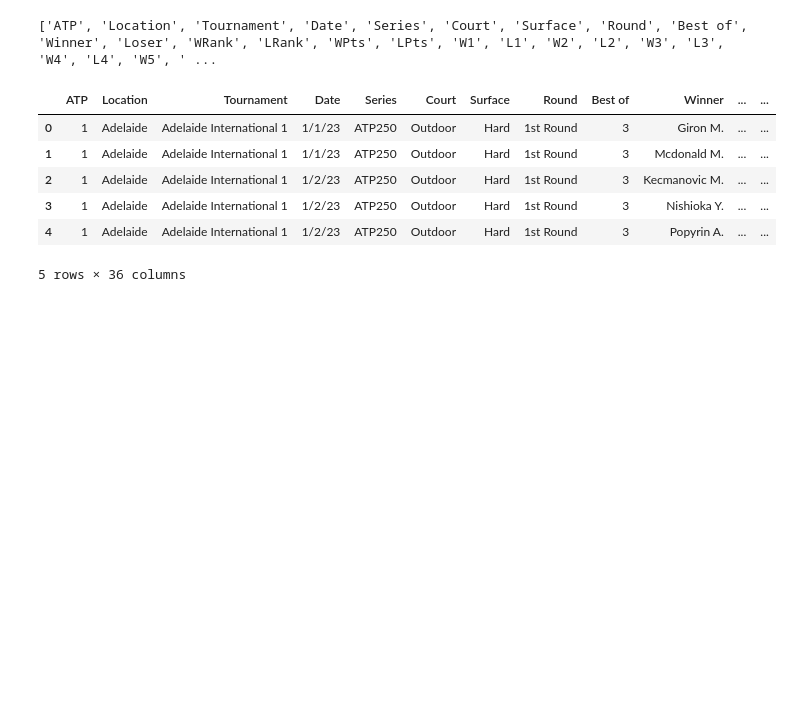
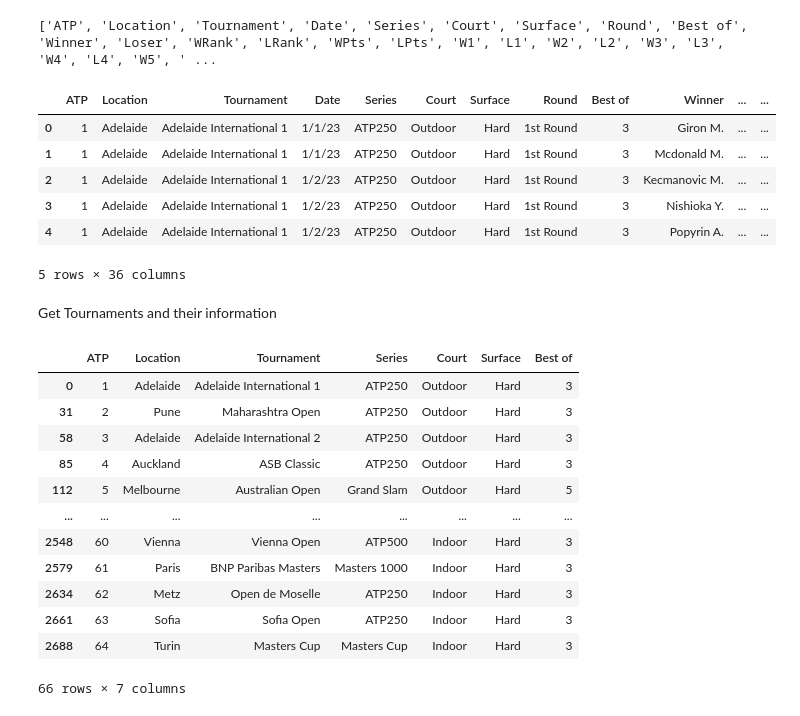
Before and after one commit to nick-benelli/Tennis-Data-Pipeline, a Jupyter notebook: notebooks/data-linking/timl-uk-link-att1.ipynb, the cells around one changed output. Cells and saved outputs as stored; diff of their text form; code cells hidden in the pictures; blank space fills up the shorter version.

```diff
--- a/notebooks/data-linking/timl-uk-link-att1.ipynb
+++ b/notebooks/data-linking/timl-uk-link-att1.ipynb
@@ -30,3 +43,21 @@ df_uk.head()
 | 3 | 1 | Adelaide | Adelaide International 1 | 1/2/23 | ATP250 | Outdoor | Hard | 1st Round | 3 | Nishioka Y. | ... | ... |
 | 4 | 1 | Adelaide | Adelaide International 1 | 1/2/23 | ATP250 | Outdoor | Hard | 1st Round | 3 | Popyrin A. | ... | ... |
 5 rows × 36 columns
+# %% [markdown]
+Get Tournaments and their information
+# %%
+df_uk[["ATP", "Location", "Tournament", "Series", "Court", "Surface", "Best of"]].drop_duplicates(keep="first")
+# %% [output]
+|  | ATP | Location | Tournament | Series | Court | Surface | Best of |
+| 0 | 1 | Adelaide | Adelaide International 1 | ATP250 | Outdoor | Hard | 3 |
+| 31 | 2 | Pune | Maharashtra Open | ATP250 | Outdoor | Hard | 3 |
+| 58 | 3 | Adelaide | Adelaide International 2 | ATP250 | Outdoor | Hard | 3 |
+| 85 | 4 | Auckland | ASB Classic | ATP250 | Outdoor | Hard | 3 |
+| 112 | 5 | Melbourne | Australian Open | Grand Slam | Outdoor | Hard | 5 |
+| ... | ... | ... | ... | ... | ... | ... | ... |
+| 2548 | 60 | Vienna | Vienna Open | ATP500 | Indoor | Hard | 3 |
+| 2579 | 61 | Paris | BNP Paribas Masters | Masters 1000 | Indoor | Hard | 3 |
+| 2634 | 62 | Metz | Open de Moselle | ATP250 | Indoor | Hard | 3 |
+| 2661 | 63 | Sofia | Sofia Open | ATP250 | Indoor | Hard | 3 |
+| 2688 | 64 | Turin | Masters Cup | Masters Cup | Indoor | Hard | 3 |
+66 rows × 7 columns
```
Also changed, not shown: parts of 14 cells of this notebook, 3 other files.
